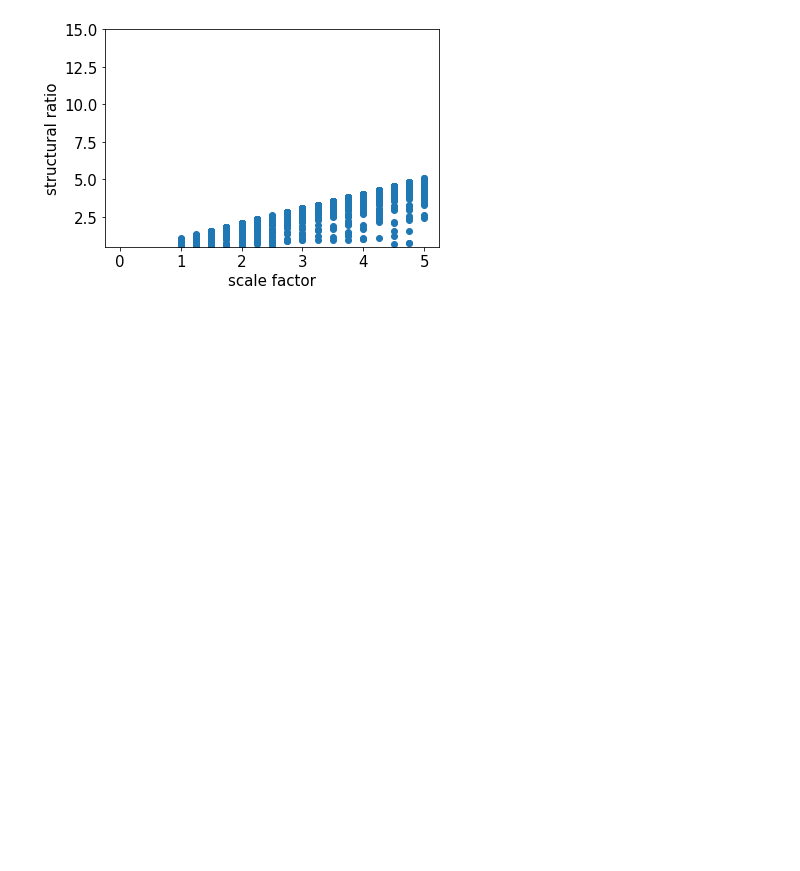
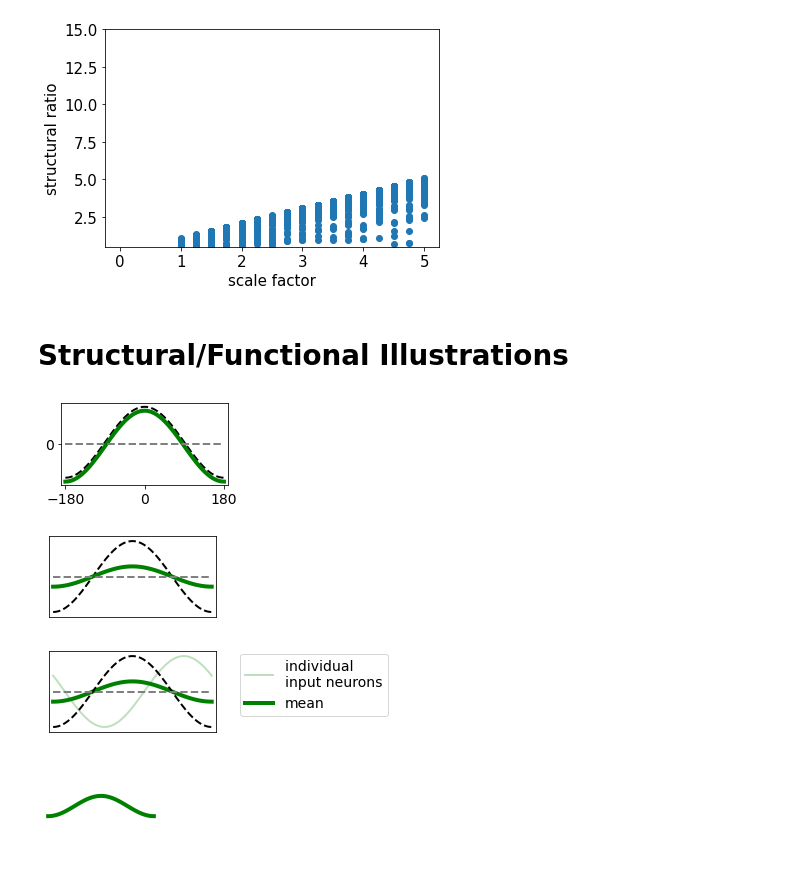
Before and after one commit to azaho/ccn_story3, a Jupyter notebook: radius.ipynb, the cells around one changed output. Drawn from its saved outputs; the diff is of its cells as text; code cells hidden in the pictures; blank space fills up the shorter version.

```diff
--- a/radius.ipynb
+++ b/radius.ipynb
@@ -211,3 +235,5 @@ plt.legend()
 # Show the plot
 plt.grid(True)
 plt.show()
+# %% [markdown]
+# Structural/Functional Illustrations
@@ -213,0 +242,72 @@ plt.show()
+# %%
+x = np.linspace(-180, 180, 100)
+y = np.cos(x / 180 * np.pi)
+
+fig = plt.figure(figsize=(3, 1.5))
+plt.rc('font', **{'family': 'DejaVu Sans', 'weight': 'normal', 'size': 14})
+plt.plot(x, y+0.05, "k--", linewidth=2, alpha=1)
+plt.plot(x, y-0.06, "g-", linewidth=4)
+plt.plot(x, x*0, "--", color="gray", linewidth=2)
+plt.ylim(-1.15, 1.15)
+plt.xlim(-190, 190)
+plt.yticks([0])
+plt.xticks([-180, 0, 180])
+plt.show()
+# %% [output]
+[figure, added]
+# %%
+x = np.linspace(-180, 180, 100)
+y = np.cos(x / 180 * np.pi)
+
+fig = plt.figure(figsize=(3, 1.5))
+plt.rc('font', **{'family': 'DejaVu Sans', 'weight': 'normal', 'size': 14})
+plt.plot(x, y, "k--", linewidth=2, alpha=1)
+plt.plot(x, y/factor, "g-", linewidth=4)
+plt.plot(x, x*0, "--", color="gray", linewidth=2)
+plt.ylim(-1.15, 1.15)
+plt.xlim(-190, 190)
+plt.yticks([])
+plt.xticks([])
+plt.show()
+# %% [output]
+[figure, added]
+# %%
+x = np.linspace(-180, 180, 100)
+y = np.cos(x / 180 * np.pi)
+
+fig = plt.figure(figsize=(3, 1.5))
+plt.rc('font', **{'family': 'DejaVu Sans', 'weight': 'normal', 'size': 14})
+n_lines = 1
+shifts = np.linspace(-120, 130, n_lines)+(np.random.rand(n_lines)-0.5)*2*120*0.04
+for i in range(n_lines):
+    plt.plot(x, np.cos((x+shifts[i]) / 180 * np.pi), "g-", linewidth=2, alpha=0.25, label="individual \ninput neurons")
+plt.plot(x, y/factor, "g-", linewidth=4, label="mean")
+plt.plot(x, y, "k--", linewidth=2)
+plt.plot(x, x*0, "--", color="gray", linewidth=2)
+plt.ylim(-1.15, 1.15)
+plt.xlim(-190, 190)
+plt.legend(bbox_to_anchor=(1.1, 1.05))
+plt.yticks([])
+plt.xticks([])
+plt.show()
+# %% [output]
+[figure, added]
+# %%
+x = np.linspace(-180, 180, 100)
+y = np.cos(x / 180 * np.pi)
+
+fig = plt.figure(figsize=(2, 1.5))
+plt.rc('font', **{'family': 'DejaVu Sans', 'weight': 'normal', 'size': 14})
+n_lines = 20
+shifts = np.linspace(-120, 130, n_lines)+(np.random.rand(n_lines)-0.5)*2*120*0.04
+#for i in range(n_lines):
+#    plt.plot(x, np.cos((x+shifts[i]) / 180 * np.pi), "g-", linewidth=2, alpha=0.25)
+plt.plot(x, y/factor, "g-", linewidth=4)
+#plt.plot(x, y, "k--", linewidth=3)
+#plt.plot(x, x*0, "--", color="gray", linewidth=2)
+plt.ylim(-1.15, 1.15)
+plt.xlim(-190, 190)
+plt.axis('off')
+plt.show()
+# %% [output]
+[figure, added]
```
Also changed, not shown: parts of 4 cells of this notebook, 23 other files.
